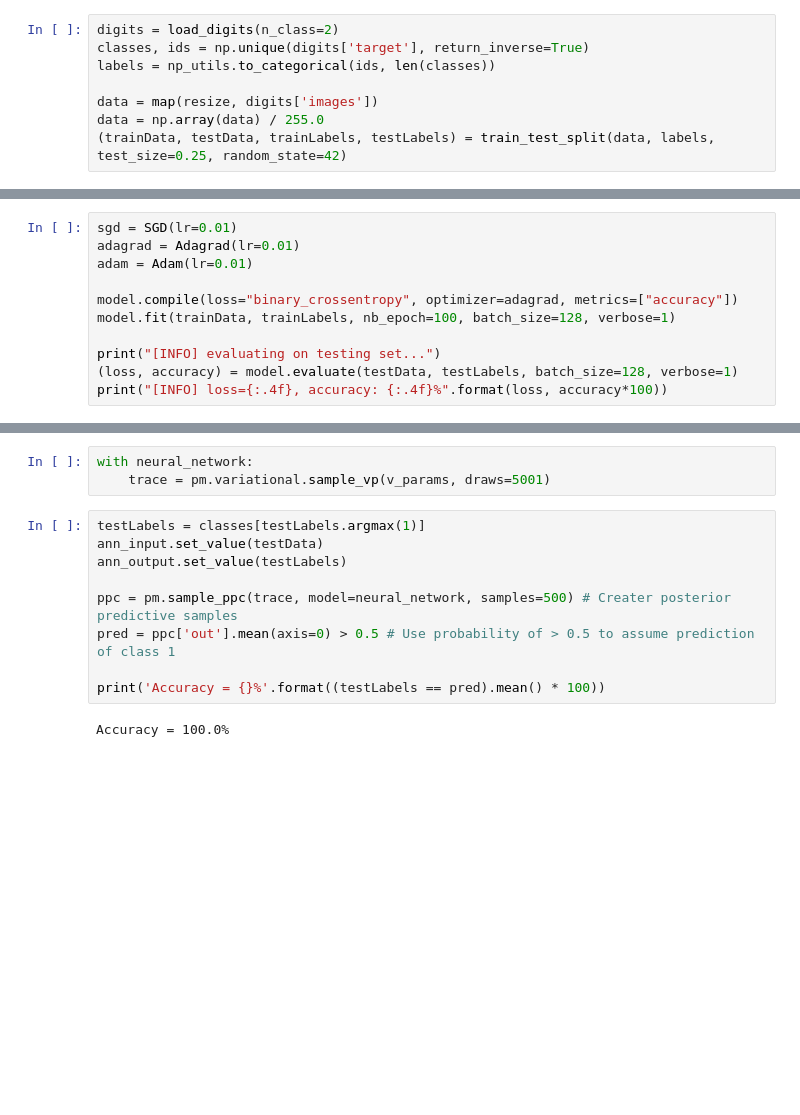
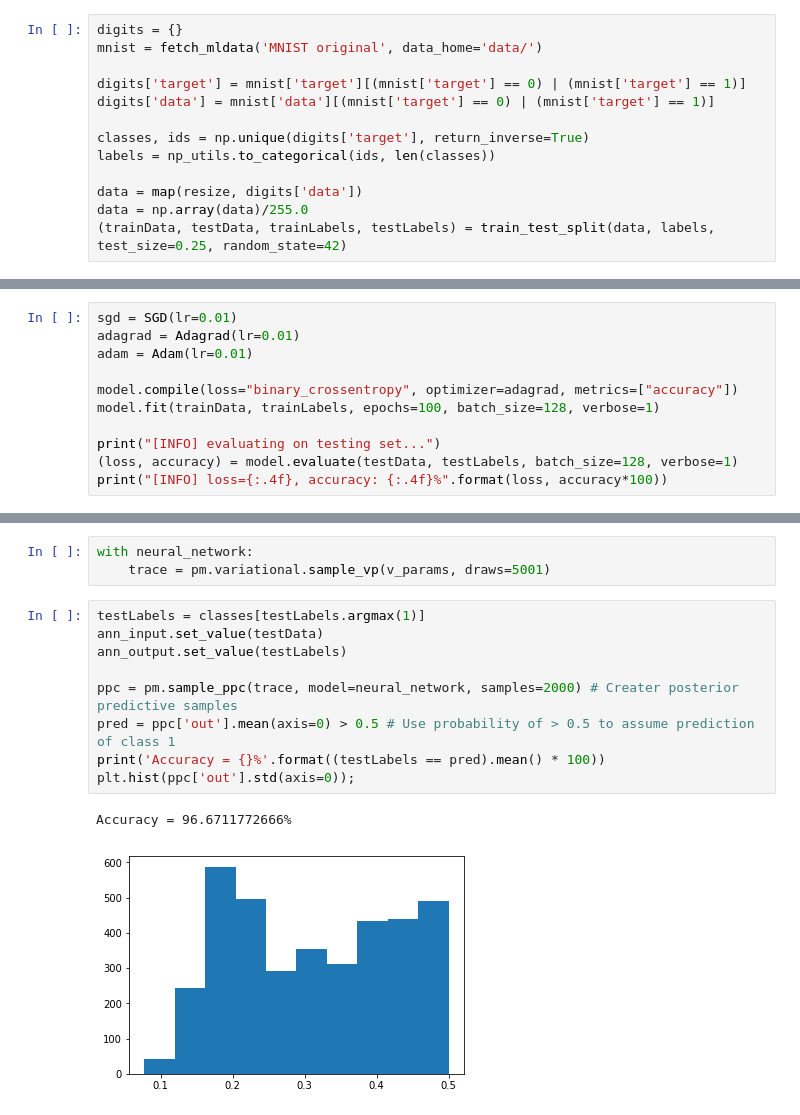
Before and after one commit to rab170/Bayesian-Neural-Networks, a Jupyter notebook: simple_BNN.ipynb, the cells around one changed output, grey strips where cells are left out. Saved outputs shown, nothing was run; the diff lists cells and outputs as text; blank space fills up the shorter version.

Commit message:
out of sample data idea

```diff
--- a/simple_BNN.ipynb
+++ b/simple_BNN.ipynb
@@ -16,12 +19,17 @@ Using Theano backend.
 # %%
 def resize(image, size=(12, 12)): return cv2.resize(image, size).flatten()
 # %%
-digits = load_digits(n_class=2)
+digits = {}
+mnist = fetch_mldata('MNIST original', data_home='data/')
+
+digits['target'] = mnist['target'][(mnist['target'] == 0) | (mnist['target'] == 1)]
+digits['data'] = mnist['data'][(mnist['target'] == 0) | (mnist['target'] == 1)]
+
 classes, ids = np.unique(digits['target'], return_inverse=True)
 labels = np_utils.to_categorical(ids, len(classes))
 
-data = map(resize, digits['images'])
-data = np.array(data) / 255.0
+data = map(resize, digits['data'])
+data = np.array(data)/255.0
 (trainData, testData, trainLabels, testLabels) = train_test_split(data, labels, test_size=0.25, random_state=42)
 # %%
 model = Sequential()
@@ -35,7 +43,7 @@ adagrad = Adagrad(lr=0.01)
 adam = Adam(lr=0.01)
 
 model.compile(loss="binary_crossentropy", optimizer=adagrad, metrics=["accuracy"])
-model.fit(trainData, trainLabels, nb_epoch=100, batch_size=128, verbose=1)
+model.fit(trainData, trainLabels, epochs=100, batch_size=128, verbose=1)
 
 print("[INFO] evaluating on testing set...")
 (loss, accuracy) = model.evaluate(testData, testLabels, batch_size=128, verbose=1)
@@ -101,11 +109,12 @@ with neural_network:
 # %%
 testLabels = classes[testLabels.argmax(1)]
 ann_input.set_value(testData)
 ann_output.set_value(testLabels)
 
-ppc = pm.sample_ppc(trace, model=neural_network, samples=500) # Creater posterior predictive samples
+ppc = pm.sample_ppc(trace, model=neural_network, samples=2000) # Creater posterior predictive samples
 pred = ppc['out'].mean(axis=0) > 0.5 # Use probability of > 0.5 to assume prediction of class 1
-
 print('Accuracy = {}%'.format((testLabels == pred).mean() * 100))
+plt.hist(ppc['out'].std(axis=0));
 # %% [output]
-Accuracy = 100.0%
+Accuracy = 96.6711772666%
+[figure, added]
```
Also changed, not shown: parts of 10 cells of this notebook.
